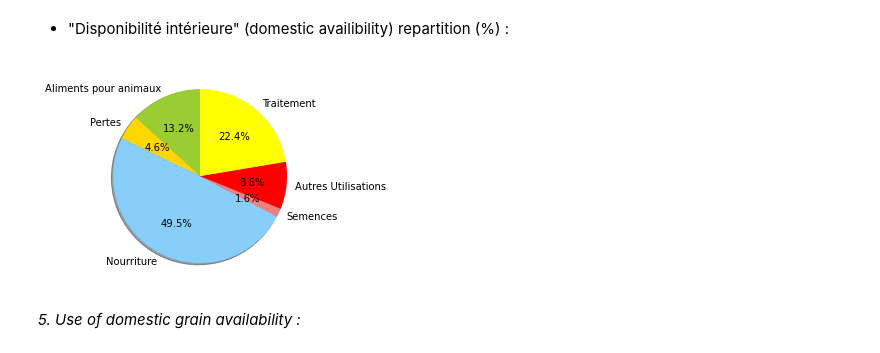
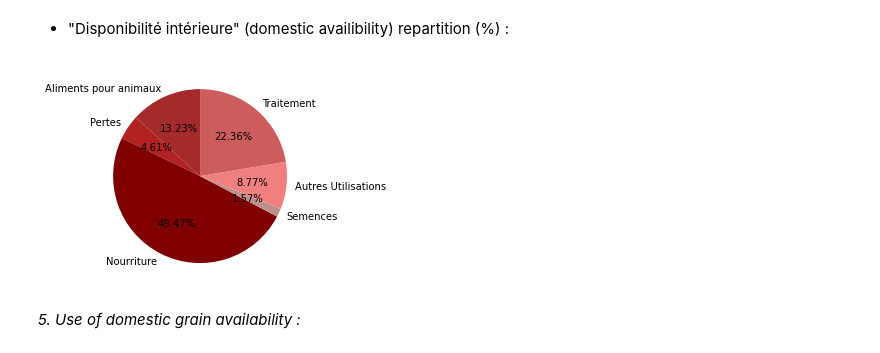
Before and after one commit to donia-nefiz/Public-health-research-with-python, a Jupyter notebook: Public-health-research-with-python .ipynb, the cells around one changed output. Saved outputs shown, nothing was run; the diff lists cells and outputs as text; code cells hidden in the pictures.

```diff
--- a/Public-health-research-with-python .ipynb
+++ b/Public-health-research-with-python .ipynb
@@ -871,7 +877,7 @@ La part des aliments destinée aux semences agricoles dans la disponilité inté
 # %% [markdown]
 - "Autres Utilisations" on "Disponibilité intérieure" (%) :
 # %%
-Calc_part_autres = (foodAvailability["Autres Utilisations"].sum() / foodAvailability["Disponibilité intérieure"].sum()) * 100
+Calc_part_autres = round((foodAvailability["Autres Utilisations"].sum() / foodAvailability["Disponibilité intérieure"].sum()) * 100,2)
 # %%
 print("La part des aliments destinée à d'autres usages dans la disponilité intérieure mondiale en 2017 est de", round(Calc_part_autres, 2), "%")
 # %% [output]
@@ -879,7 +885,7 @@ La part des aliments destinée à d'autres usages dans la disponilité intérieu
 # %% [markdown]
 - "Traitement" on "Disponibilité intérieure" (%) :
 # %%
-Calc_part_traitement = (foodAvailability["Traitement"].sum() / foodAvailability["Disponibilité intérieure"].sum()) * 100
+Calc_part_traitement = round((foodAvailability["Traitement"].sum() / foodAvailability["Disponibilité intérieure"].sum()) * 100,2)
 # %%
 print("La part des aliments destinée aux traitements industriels dans la disponilité intérieure mondiale en 2017 est de", round(Calc_part_traitement, 2), "%")
 # %% [output]
@@ -890,14 +896,14 @@ La part des aliments destinée aux traitements industriels dans la disponilité
 import matplotlib.pyplot as plt
 # %%
 labels = 'Aliments pour animaux', 'Pertes', 'Nourriture', 'Semences', 'Autres Utilisations', 'Traitement'
-colors = ['yellowgreen', 'gold', 'lightskyblue', 'lightcoral', 'red', 'yellow']
+colors = ['brown', 'firebrick', 'maroon', 'rosybrown','lightcoral','indianred']
 # %%
-sizes = [round(Calc_part_animaux, 2), round(Calc_part_pertes, 2), round(Calc_part_nourriture, 2), round(Calc_part_semences, 2), round(Calc_part_autres, 2), round(Calc_part_traitement, 2)]
+sizes = [Calc_part_animaux, Calc_part_pertes, Calc_part_nourriture, Calc_part_semences, Calc_part_autres, Calc_part_traitement]
 # %%
-plt.pie = plt.pie(sizes, labels=labels, colors=colors,
-        autopct='%1.1f%%', shadow=True, startangle=90)
+plt.pie(x=sizes, labels=labels, colors=colors, autopct='%1.2f%%', startangle=90)
+plt.savefig('PieChart01.png')
 # %% [output]
-[figure, old version]
+[figure, new version]
 # %% [markdown]
 *5. Use of domestic grain availability :*
 # %% [markdown]
```
Also changed, not shown: parts of 58 cells of this notebook.
